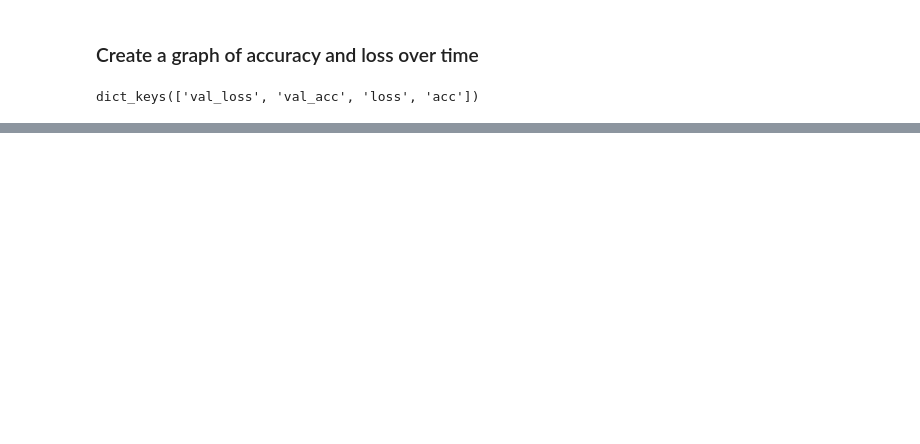
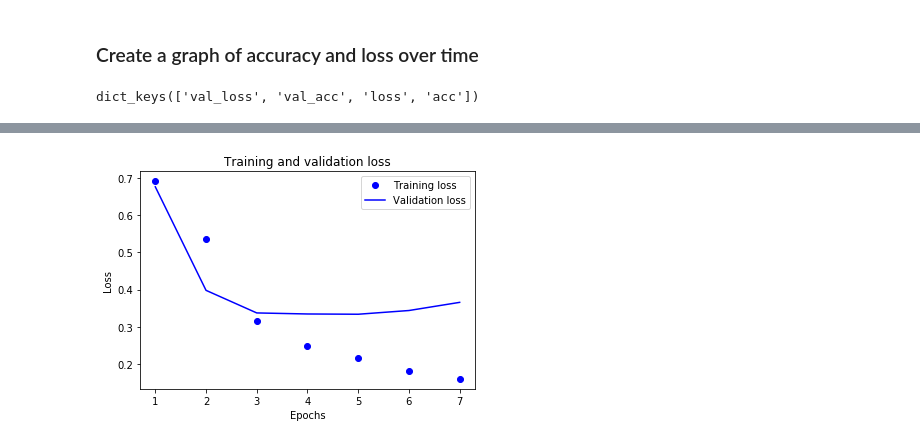
Before and after one commit to yourbobo/nlp, a Jupyter notebook: IMDB_CLF.ipynb, the cells around one changed output, grey strips where cells are left out. Drawn from its saved outputs; the diff is of its cells as text; code cells hidden in the pictures; blank space fills up the shorter version.

```diff
--- a/IMDB_CLF.ipynb
+++ b/IMDB_CLF.ipynb
@@ -580,0 +591,18 @@ plt.show()
+# %%
+x_val = x_train[:10000]
+partial_x_train = x_train[10000:]
+
+y_val = train_labels[:10000]
+partial_y_train = train_labels[10000:]
+# %%
+#define callbacks
+early_stopping = EarlyStopping(monitor='val_loss', min_delta=0.01, patience=4, verbose=1)
+callbacks_list = [early_stopping]
+# %%
+history = model.fit(partial_x_train,
+                    partial_y_train,
+                    epochs=40,
+                    batch_size=512,
+                    callbacks=callbacks_list,
+                    validation_data=(x_val,y_val),
+                    verbose=1)
@@ -580,0 +632,23 @@ plt.show()
+# %%
+history_dict = history.history
+history_dict.keys()
+
+acc = history_dict['acc']
+val_acc = history_dict['val_acc']
+loss = history_dict['loss']
+val_loss = history_dict['val_loss']
+
+epochs = range(1,len(acc)+1)
+
+# "bo" is for "blue dot"
+plt.plot(epochs, loss, 'bo', label='Training loss')
+# b is for "solid blue line"
+plt.plot(epochs, val_loss, 'b', label='Validation loss')
+plt.title('Training and validation loss')
+plt.xlabel('Epochs')
+plt.ylabel('Loss')
+plt.legend()
+
+plt.show()
+# %% [output]
+[figure, added]
```
Also changed, not shown: parts of 28 cells of this notebook, 1 other file.
